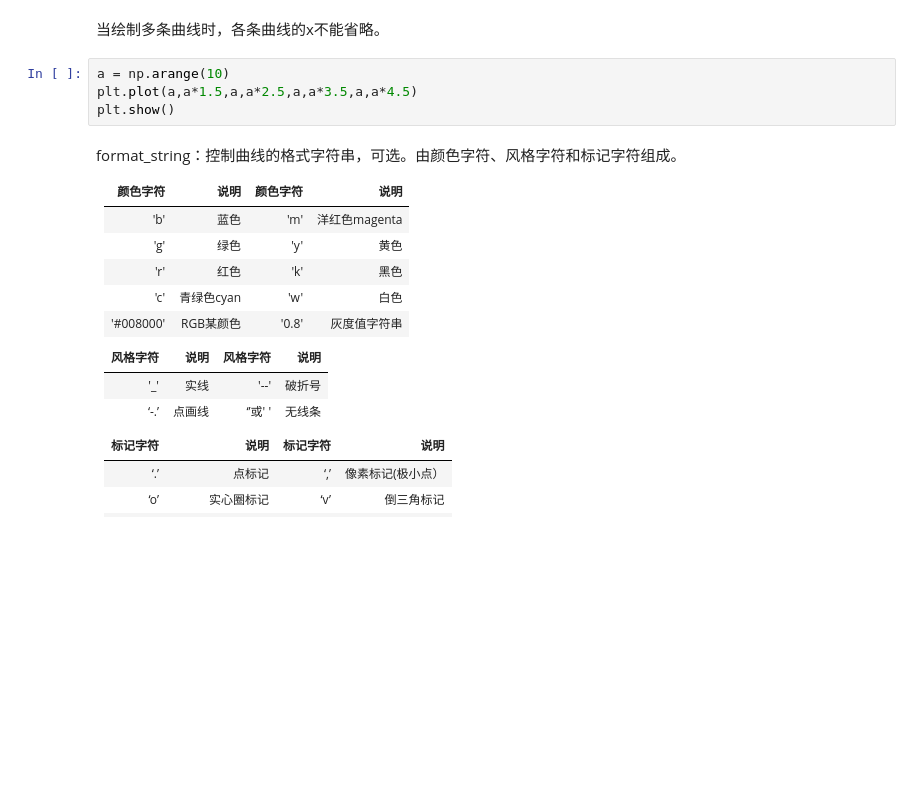
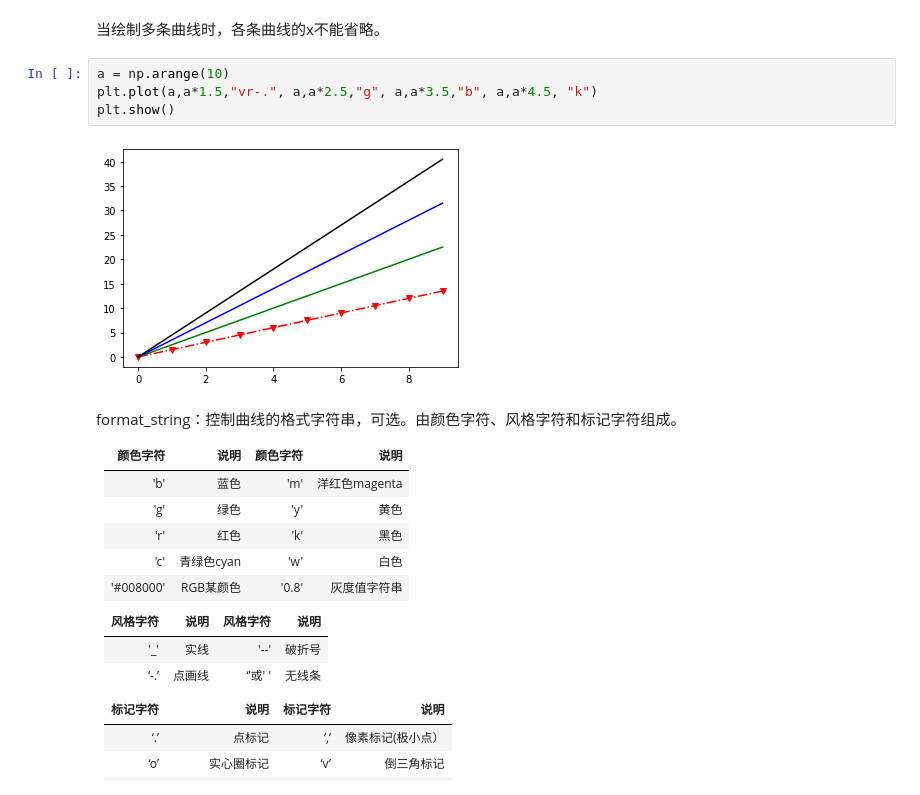
Before and after one commit to CAU-LiuZiyu/Data-Analysis-with-Python, a Jupyter notebook: Lesson_Nine/Data_Analysis_Lesson_Three.ipynb, the cells around one changed output. Drawn from its saved outputs; the diff is of its cells as text; blank space fills up the shorter version.

```diff
--- a/Lesson_Nine/Data_Analysis_Lesson_Three.ipynb
+++ b/Lesson_Nine/Data_Analysis_Lesson_Three.ipynb
@@ -129,8 +165,10 @@ kwargs|第二组或更多(x,y,format_string) 即绘制多条曲线
 当绘制多条曲线时，各条曲线的x不能省略。
 # %%
 a = np.arange(10)
-plt.plot(a,a*1.5,a,a*2.5,a,a*3.5,a,a*4.5)
+plt.plot(a,a*1.5,"vr-.", a,a*2.5,"g", a,a*3.5,"b", a,a*4.5, "k")
 plt.show()
+# %% [output]
+[figure, added]
 # %% [markdown]
 format_string：控制曲线的格式字符串，可选。由颜色字符、风格字符和标记字符组成。
 
```
Also changed, not shown: parts of 26 cells of this notebook, 4 other files.
